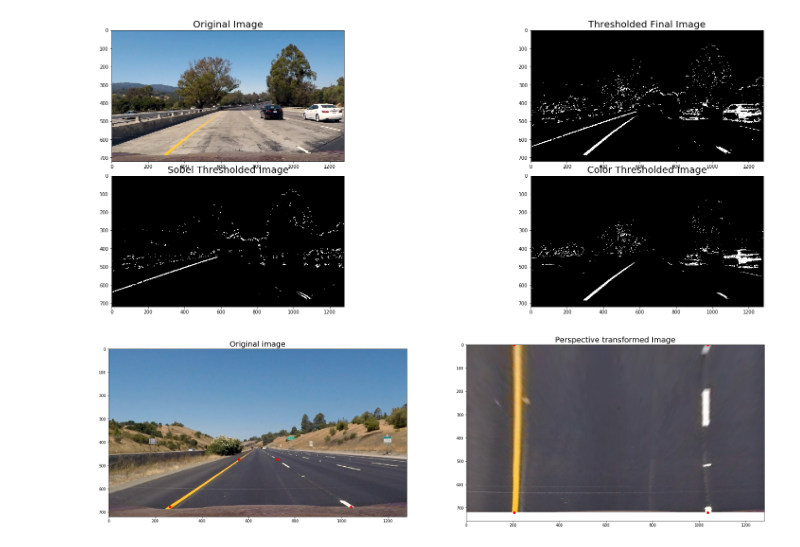
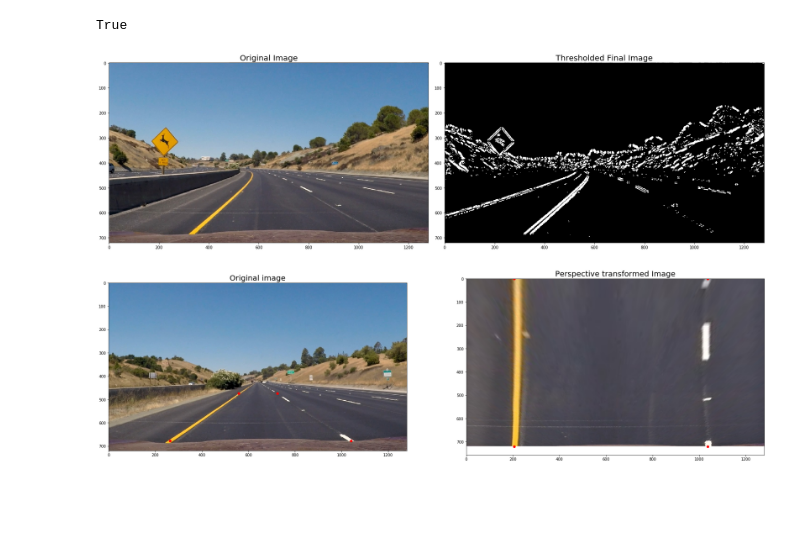
Before and after one commit to navinrahim/CarND-Advanced-Lane-Lines, a Jupyter notebook: Adv_Lane_finding.ipynb, the cells around one changed output. Saved outputs shown, nothing was run; the diff lists cells and outputs as text; code cells hidden in the pictures; blank space fills up the shorter version.

```diff
--- a/Adv_Lane_finding.ipynb
+++ b/Adv_Lane_finding.ipynb
@@ -167,45 +167,39 @@ def color_threshold(image, thresh):
 # %%
 #Printing the thresholded output image
 # Read in an image
-image = mpimg.imread('test_images/test1.jpg')
+image = mpimg.imread('test_images/test2.jpg')
 
 # Choose a Sobel kernel size
 ksize = 25 # Choose a larger odd number to smooth gradient measurements
 
 # Apply each of the thresholding functions
-gradx = abs_sobel_thresh(image, orient='x', sobel_kernel=ksize, thresh=(50, 180))
-grady = abs_sobel_thresh(image, orient='y', sobel_kernel=ksize, thresh=(50, 180))
-mag_binary = mag_thresh(image, sobel_kernel=ksize, mag_thresh=(80, 160))
+gradx = abs_sobel_thresh(image, orient='x', sobel_kernel=ksize, thresh=(30, 180))
+grady = abs_sobel_thresh(image, orient='y', sobel_kernel=ksize, thresh=(30, 180))
+mag_binary = mag_thresh(image, sobel_kernel=ksize, mag_thresh=(50, 200))
 dir_binary = dir_threshold(image, sobel_kernel=ksize, thresh=(0.7 ,1.3))
 
 sobel_combined = np.zeros_like(dir_binary)
 sobel_combined[((gradx ==1) & (grady ==1)) | ((mag_binary == 1) & (dir_binary == 1))] = 1
 
-sxbinary = color_threshold(image, thresh=(160,255))
+sxbinary = color_threshold(image, thresh=(160,200))
 
 # Combine the Sobel and color binary thresholds
 combined_binary = np.zeros_like(sxbinary)
 combined_binary[(sobel_combined == 1) | (sxbinary == 1)] = 1
 
 # Plot the result
-f, ((ax1, ax2),(ax3,ax4)) = plt.subplots(2, 2, figsize=(24, 9))
+f, (ax1, ax2) = plt.subplots(1, 2, figsize=(24, 9))
 f.tight_layout()
 ax1.imshow(image)
 ax1.set_title('Original Image', fontsize=20)
 ax2.imshow(combined_binary, cmap='gray')
 ax2.set_title('Thresholded Final Image', fontsize=20)
-ax3.imshow(sobel_combined, cmap='gray')
-ax3.set_title('Sobel Thresholded Image', fontsize=20)
-ax4.imshow(sxbinary, cmap='gray')
-ax4.set_title('Color Thresholded Image', fontsize=20)
-plt.subplots_adjust(left=0., right=1, top=0.9, bottom=0.)
 
 # #Saving images
 cv2.imwrite('output_images/final_thresh.jpg', combined_binary*255)
-cv2.imwrite('output_images/sobel_thresh.jpg', sobel_combined*255)
-cv2.imwrite('output_images/color_thresh.jpg', sxbinary*255)
 # %% [output]
+True
-[figure, old version]
+[figure, new version]
 # %%
 #Perspective Transform
 def warp(image):
```
Also changed, not shown: parts of 8 cells of this notebook, 11 other files.
